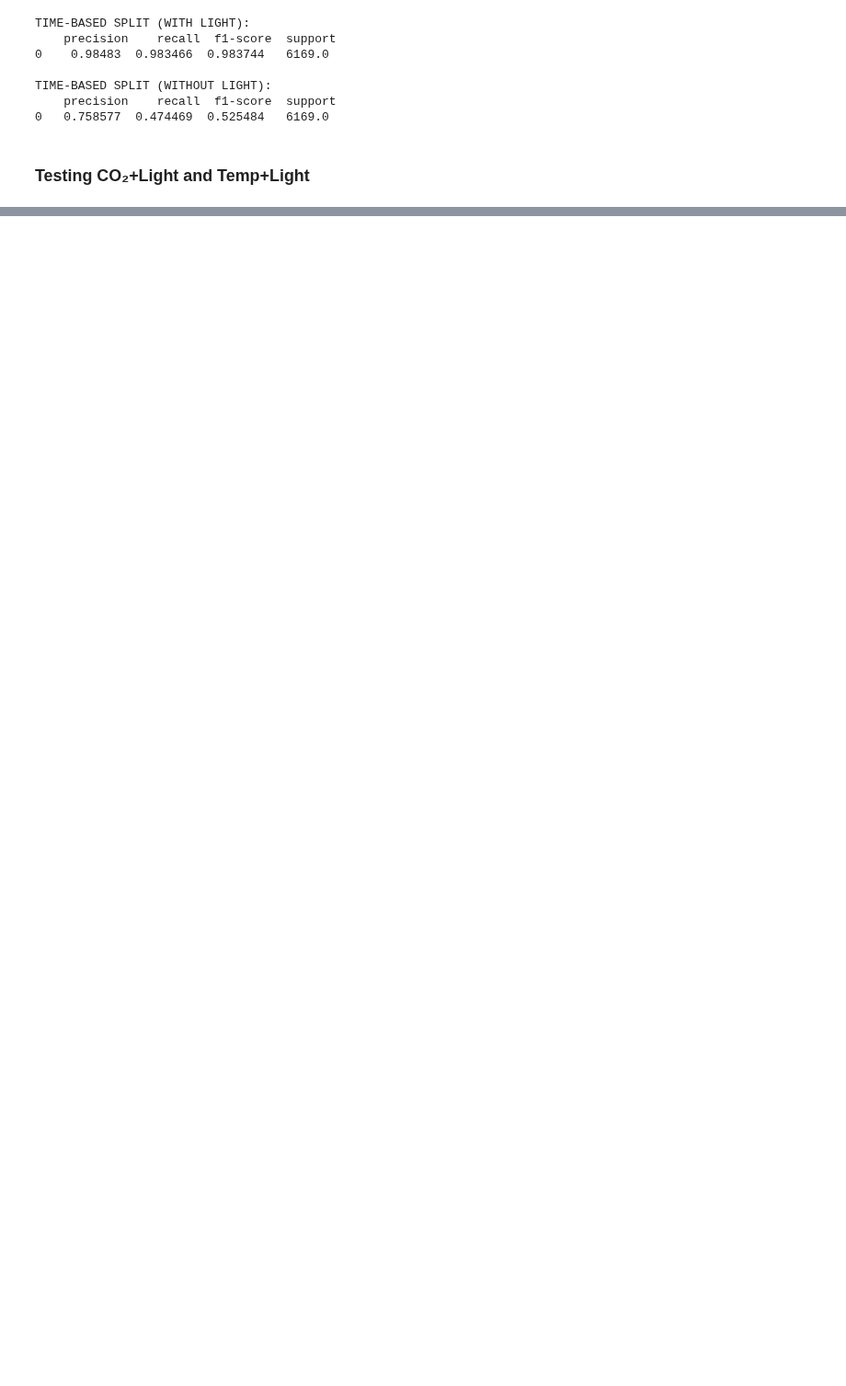
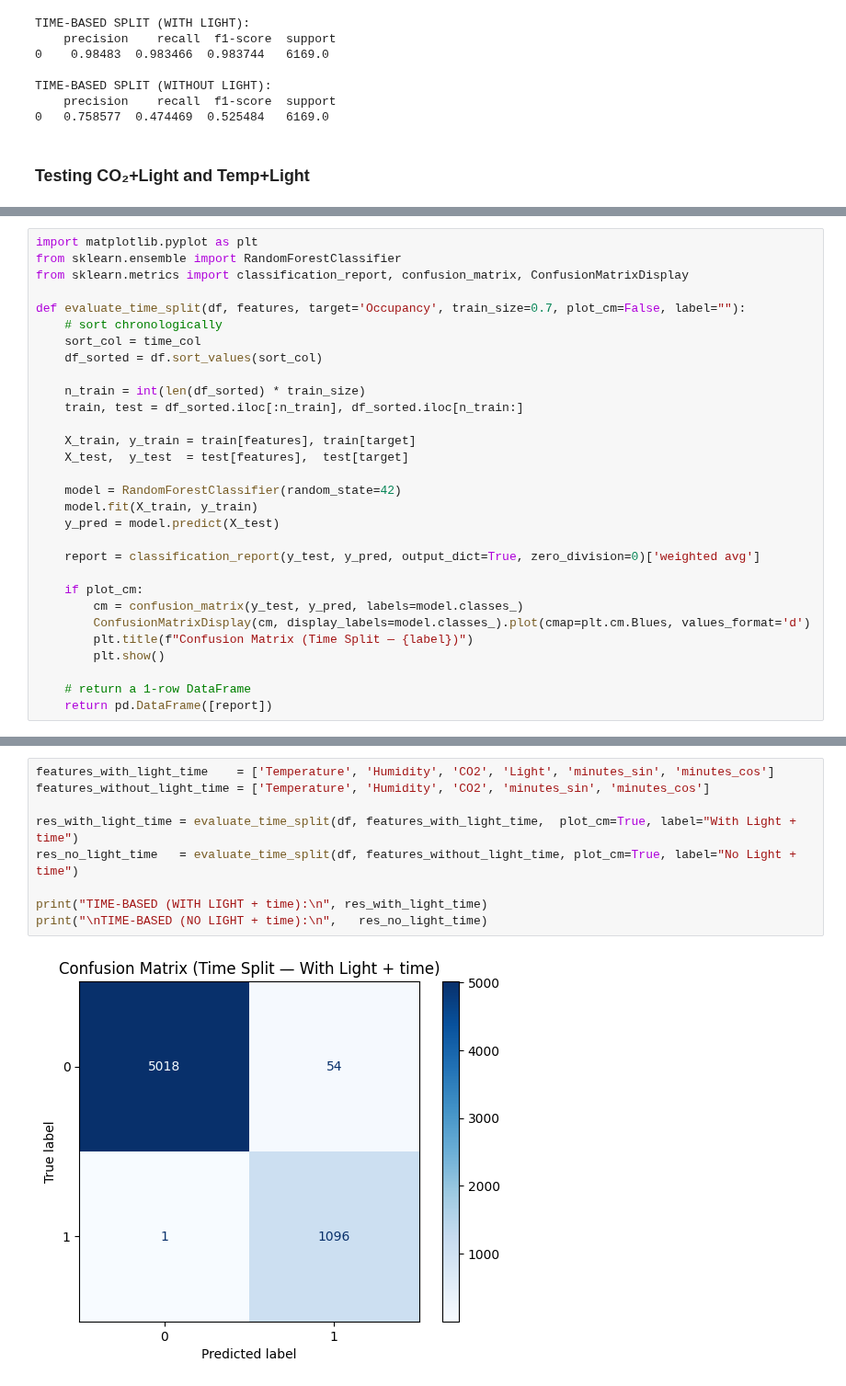
Before and after one commit to NoamShaphir/-MicroClimate, a Jupyter notebook: analysis.ipynb, the cells around one changed output, grey strips where cells are left out. Shown at 92% size. Drawn from its saved outputs; the diff is of its cells as text; blank space fills up the shorter version.

```diff
--- a/analysis.ipynb
+++ b/analysis.ipynb
@@ -1655,0 +1729,30 @@ set_ticklabels() should only be used with a fixed number of ticks, i.e. after se
+# %%
+import matplotlib.pyplot as plt
+from sklearn.ensemble import RandomForestClassifier
+from sklearn.metrics import classification_report, confusion_matrix, ConfusionMatrixDisplay
+
+def evaluate_time_split(df, features, target='Occupancy', train_size=0.7, plot_cm=False, label=""):
+    # sort chronologically
+    sort_col = time_col
+    df_sorted = df.sort_values(sort_col)
+
+    n_train = int(len(df_sorted) * train_size)
+    train, test = df_sorted.iloc[:n_train], df_sorted.iloc[n_train:]
+
+    X_train, y_train = train[features], train[target]
+    X_test,  y_test  = test[features],  test[target]
+
+    model = RandomForestClassifier(random_state=42)
+    model.fit(X_train, y_train)
+    y_pred = model.predict(X_test)
+
+    report = classification_report(y_test, y_pred, output_dict=True, zero_division=0)['weighted avg']
+
+    if plot_cm:
+        cm = confusion_matrix(y_test, y_pred, labels=model.classes_)
+        ConfusionMatrixDisplay(cm, display_labels=model.classes_).plot(cmap=plt.cm.Blues, values_format='d')
+        plt.title(f"Confusion Matrix (Time Split — {label})")
+        plt.show()
+
+    # return a 1-row DataFrame
+    return pd.DataFrame([report])
@@ -1655,0 +1761,11 @@ set_ticklabels() should only be used with a fixed number of ticks, i.e. after se
+# %%
+features_with_light_time    = ['Temperature', 'Humidity', 'CO2', 'Light', 'minutes_sin', 'minutes_cos']
+features_without_light_time = ['Temperature', 'Humidity', 'CO2', 'minutes_sin', 'minutes_cos']
+
+res_with_light_time = evaluate_time_split(df, features_with_light_time,  plot_cm=True, label="With Light + time")
+res_no_light_time   = evaluate_time_split(df, features_without_light_time, plot_cm=True, label="No Light + time")
+
+print("TIME-BASED (WITH LIGHT + time):\n", res_with_light_time)
+print("\nTIME-BASED (NO LIGHT + time):\n",   res_no_light_time)
+# %% [output]
+[figure, added]
```
Also changed, not shown: parts of 11 cells of this notebook.
